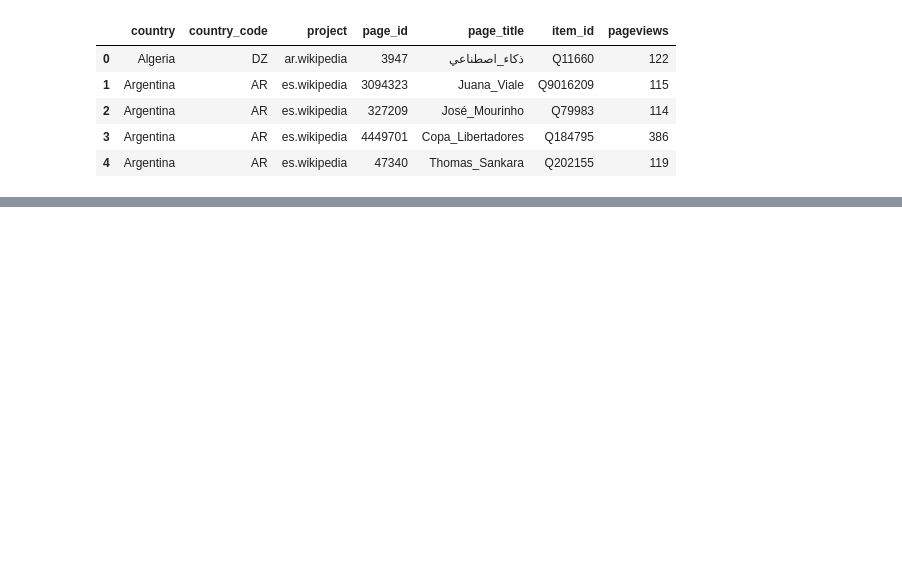
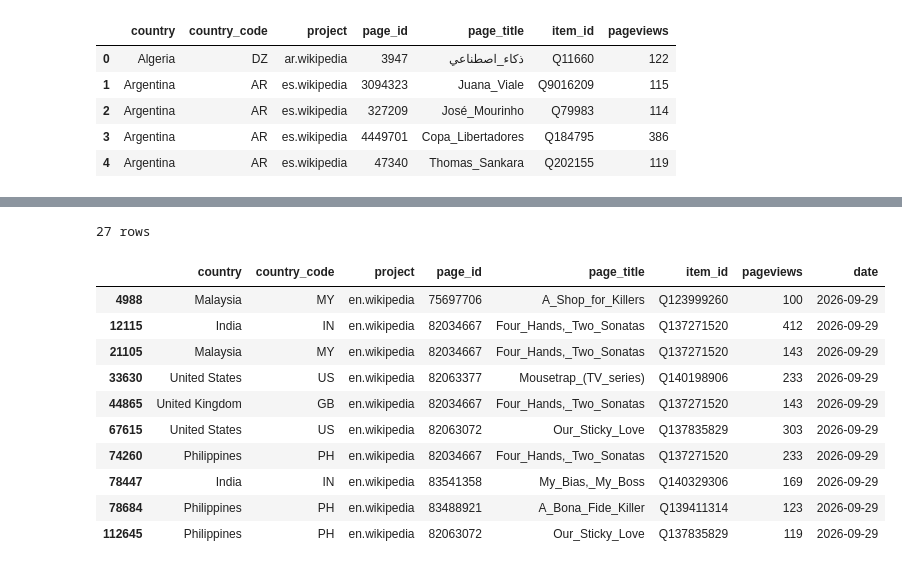
Before and after one commit to krazikoala/cs315-week5-tasks, a Jupyter notebook: week5-wed-notebook.ipynb, the cells around one changed output, grey strips where cells are left out. Drawn from its saved outputs; the diff is of its cells as text; code cells hidden in the pictures; blank space fills up the shorter version.

```diff
--- a/week5-wed-notebook.ipynb
+++ b/week5-wed-notebook.ipynb
@@ -340,0 +365,14 @@ df.head()
+# %%
+headers = {'User-Agent': 'CS315-Student/1.0 (contact: your_email@wellesley.edu)'}
+
+def check_title(title):
+    url = "https://en.wikipedia.org/w/api.php"
+    params = {"action": "query", "titles": title, "redirects": 1, "format": "json"}
+    r = requests.get(url, params=params, headers=headers).json()
+    page = list(r["query"]["pages"].values())[0]
+    if "missing" in page:
+        return "MISSING"
+    return page["title"].replace(" ", "_")   # the real (post-redirect) title
+
+for show, title in wiki_titles.items():
+    print(f"{show:30} -> {title:35} -> {check_title(title)}")
@@ -340,0 +390,3 @@ df.head()
+# %%
+target_titles = set(wiki_titles.values())
+target_titles
@@ -340,0 +404,31 @@ df.head()
+# %%
+cols = ['country', 'country_code', 'project', 'page_id',
+        'page_title', 'item_id', 'pageviews']
+
+def get_day(date_str):
+    """Return rows for our shows on one day. date_str like '2026-09-29'."""
+    url = f"https://analytics.wikimedia.org/published/datasets/country_project_page/{date_str}.tsv"
+    response = requests.get(url, headers=headers)
+    response.encoding = 'utf-8'
+    df = pd.read_csv(io.StringIO(response.text), sep='\t', names=cols)
+    df = df[(df['project'] == 'en.wikipedia') & (df['page_title'].isin(target_titles))]
+    df = df.copy()
+    df['date'] = date_str
+    return df
+# %%
+test = get_day("2026-09-29")
+print(len(test), "rows")
+test.head(10)
+# %% [output]
+27 rows
+|  | country | country_code | project | page_id | page_title | item_id | pageviews | date |
+| 4988 | Malaysia | MY | en.wikipedia | 75697706 | A_Shop_for_Killers | Q123999260 | 100 | 2026-09-29 |
+| 12115 | India | IN | en.wikipedia | 82034667 | Four_Hands,_Two_Sonatas | Q137271520 | 412 | 2026-09-29 |
+| 21105 | Malaysia | MY | en.wikipedia | 82034667 | Four_Hands,_Two_Sonatas | Q137271520 | 143 | 2026-09-29 |
+| 33630 | United States | US | en.wikipedia | 82063377 | Mousetrap_(TV_series) | Q140198906 | 233 | 2026-09-29 |
+| 44865 | United Kingdom | GB | en.wikipedia | 82034667 | Four_Hands,_Two_Sonatas | Q137271520 | 143 | 2026-09-29 |
+| 67615 | United States | US | en.wikipedia | 82063072 | Our_Sticky_Love | Q137835829 | 303 | 2026-09-29 |
+| 74260 | Philippines | PH | en.wikipedia | 82034667 | Four_Hands,_Two_Sonatas | Q137271520 | 233 | 2026-09-29 |
+| 78447 | India | IN | en.wikipedia | 83541358 | My_Bias,_My_Boss | Q140329306 | 169 | 2026-09-29 |
+| 78684 | Philippines | PH | en.wikipedia | 83488921 | A_Bona_Fide_Killer | Q139411314 | 123 | 2026-09-29 |
+| 112645 | Philippines | PH | en.wikipedia | 82063072 | Our_Sticky_Love | Q137835829 | 119 | 2026-09-29 |
```
Also changed, not shown: parts of 8 cells of this notebook, 31 other files.
